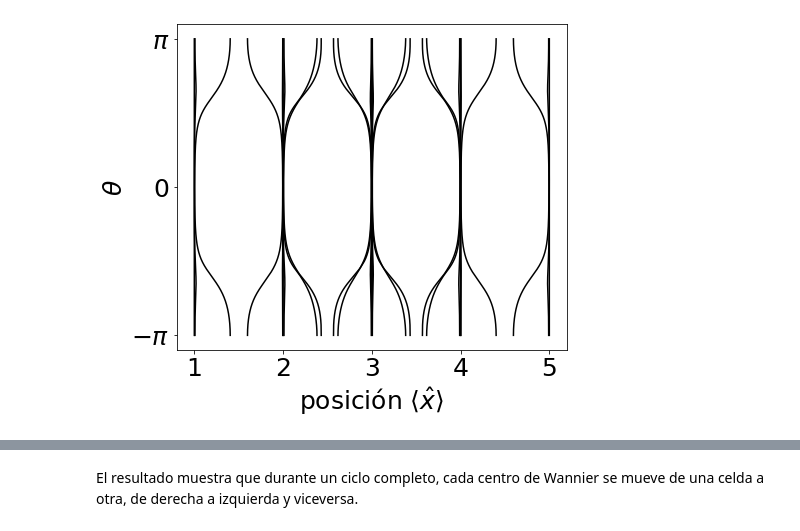
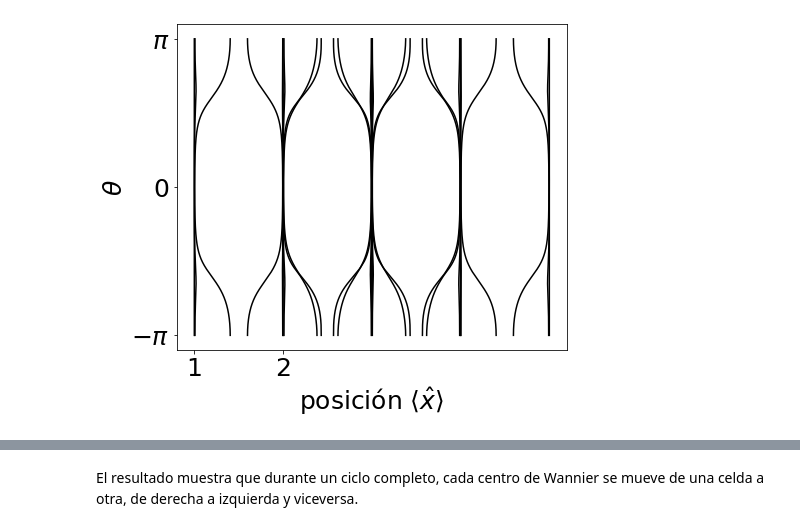
Before and after one commit to GamalielChavez/Bombeo-de-carga-en-nanohojuelas-de-grafeno, a Jupyter notebook: _sources/NB3_SS_Gama.ipynb, the cells around one changed output, grey strips where cells are left out. Cells and saved outputs as stored; diff of their text form; code cells hidden in the pictures.

```diff
--- a/_sources/NB3_SS_Gama.ipynb
+++ b/_sources/NB3_SS_Gama.ipynb
@@ -72,3 +73,16 @@ def hexaModel(θ):
                     -γ*func_δE(θ)-ϵ1, γ*func_δE(θ)+ϵ1,
                      γ*func_δE(θ)+ϵ2,-γ*func_δE(θ)-ϵ2])
   return my_model
+# %%
+# Repetición de la celda unitaria
+L=3
+hexa    = hexaModel(4*pi/3)
+cut_one = hexa.cut_piece(L,0,glue_edgs=False)
+cut_two = cut_one.cut_piece(L,1,glue_edgs=False)
+# Visualización
+(fig,ax)=cut_two.visualize(0,1)
+ax.set_title("Grafeno, nanohojuela")
+ax.set_xlabel("x")
+ax.set_ylabel("y")
+fig.tight_layout()
+fig.savefig("lat2x2.png",dpi=300)
@@ -74,0 +91,22 @@ def hexaModel(θ):
+# %%
+# Obtenemos las coordenadas del la red "cut_two"
+A1,A2 = cut_two.get_lat()
+
+X,Y = [],[]
+for n in range(len(cut_two.get_orb())):
+    x,y = dot(cut_two.get_orb()[n], (A1,A2))
+    X.append(x)
+    Y.append(y)
+X = array(X)
+Y = array(Y)
+#print(X)
+# %%
+# Graficar para ver quienes son los puntos de la red
+fig, ax = plt.subplots(figsize=(6,6) )
+ax.scatter(X,Y,c="green",alpha=0.7)
+for n in range(len(X)):
+    ax.text(X[n],Y[n],"{0}".format(n),fontsize=12)
+ax.set_xlabel("Coordenada x")
+ax.set_ylabel("Coordenada y")
+ax.set_xlim(-8,8)
+ax.set_ylim(-1,15)
@@ -117,15 +167,15 @@ LwanflowX = array(LwanflowX)
 # %%
 fig,ax = plt.subplots(ncols=1,nrows=1,figsize=(7,6))
 for n in range(27):
  plot(real(LwanflowX.T[n]) , θspan, color='k' )
 
 ax.set_yticks([-pi,0,pi])
 ax.set_yticklabels([r'$-\pi$',r'$0$',r'$\pi$'])
 xlabel(r'posición $\langle \hat{x}\rangle$',fontsize=25);
 ylabel(r'$\theta$',fontsize=25);
-c=6
-xticks(arange(1,c),fontsize=25)
+
+xticks(arange(1,L),fontsize=25)
 yticks([-pi,0,pi],fontsize=25);
 fig.savefig("WC66plot.png",dpi=300)
 # %% [output]
-[figure, old version]
+[figure, new version]
```
Also changed, not shown: parts of 9 cells of this notebook, 14 other files.
